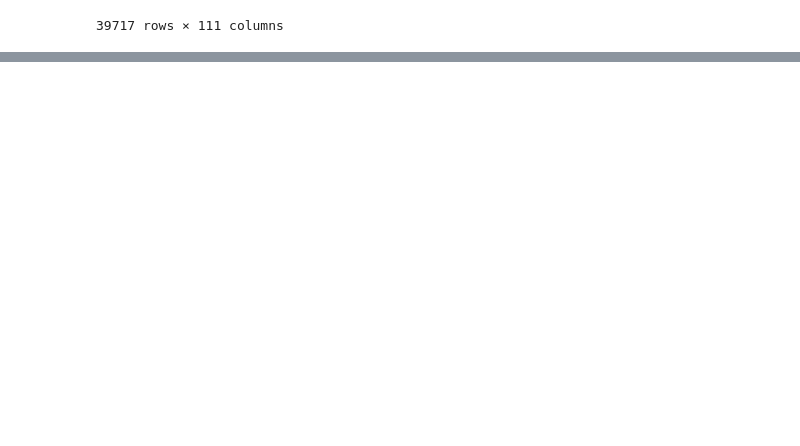
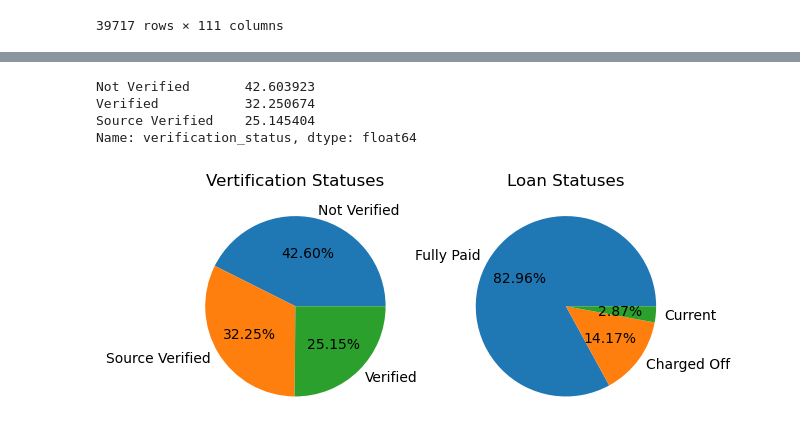
Before and after one commit to Rakesh459/groupcasestudyonloan, a Jupyter notebook: group case study loan.ipynb, the cells around one changed output, grey strips where cells are left out. Cells and saved outputs as stored; diff of their text form; code cells hidden in the pictures; blank space fills up the shorter version.

```diff
--- a/group case study loan.ipynb
+++ b/group case study loan.ipynb
@@ -39,0 +186,21 @@ loan_df
+# %%
+figure, axis = plt.subplots(1,2)
+
+pie_verifi_status_data = (loan_df.verification_status.value_counts()*100)/len(loan_df)
+print(pie_verifi_status_data)
+labels = ['Not Verified','Source Verified','Verified']
+axis[0].title.set_text('Vertification Statuses')
+axis[0].pie(pie_verifi_status_data, labels=labels,autopct='%1.2f%%')
+
+pie_status_data = (loan_df.loan_status.value_counts()*100)/len(loan_df)
+labels = ['Fully Paid', 'Charged Off', 'Current']
+axis[1].title.set_text('Loan Statuses')
+axis[1].pie(pie_status_data, labels=labels,autopct='%1.2f%%')
+
+plt.show()
+# %% [output]
+Not Verified       42.603923
+Verified           32.250674
+Source Verified    25.145404
+Name: verification_status, dtype: float64
+[figure, added]
```
Also changed, not shown: parts of 16 cells of this notebook.
